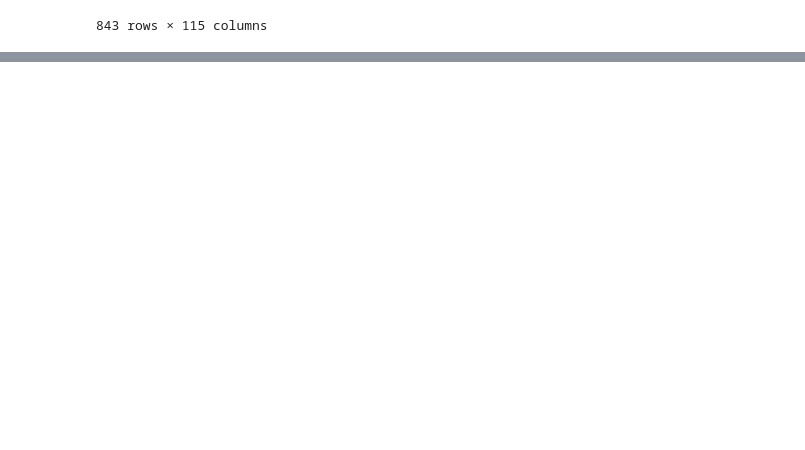
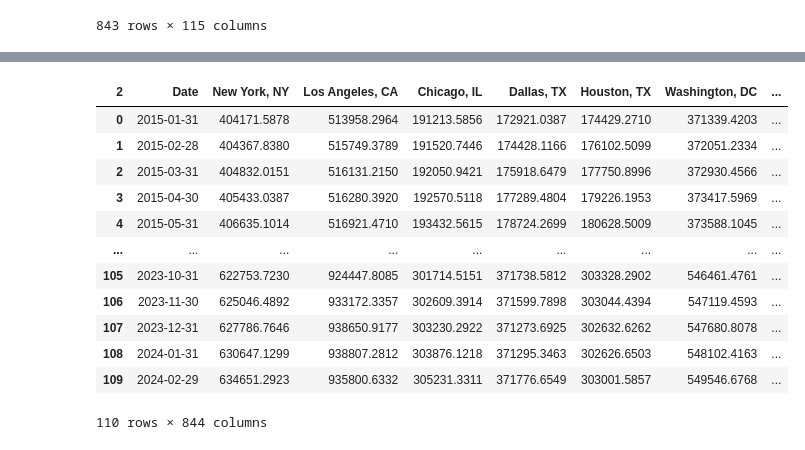
Before and after one commit to brittnwatts/housing-market-project, a Jupyter notebook: Code/cleaning_data.ipynb, the cells around one changed output, grey strips where cells are left out. Drawn from its saved outputs; the diff is of its cells as text; code cells hidden in the pictures; blank space fills up the shorter version.

Commit message:
Updated cleaning notebook: home values data

```diff
--- a/Code/cleaning_data.ipynb
+++ b/Code/cleaning_data.ipynb
@@ -82,3 +82,21 @@ home_values_df
 | 893 | 395188 | 938 | Vernon, TX | msa | TX | 64786.76642 | 64526.92522 | 64317.33294 | 64330.33953 | ... |
 | 894 | 394767 | 939 | Lamesa, TX | msa | TX | 65550.97273 | 65859.05492 | 66311.33982 | 66790.14400 | ... |
 843 rows × 115 columns
+# %%
+# Preliminary cleaning for possible useage format
+t_home_values = home_values_df.T
+t_home_values.reset_index(inplace=True)
+t_home_values
+t_home_values = t_home_values.iloc[2:]
+t_home_values.columns = t_home_values.iloc[0]
+t_home_values = t_home_values.iloc[1:]
+t_home_values.reset_index(inplace=True)
+t_home_values = t_home_values.drop("index", axis=1)
+t_home_values = t_home_values.iloc[2:]
+t_home_values.reset_index(inplace=True)
+t_home_values = t_home_values.drop("index", axis=1)
+t_home_values = t_home_values.rename(columns={t_home_values.columns[0]: "Date"})
+
+# Show new transposed df and check dtypes
+#t_home_values
+t_home_values.dtypes
@@ -84,0 +117,20 @@ home_values_df
+# %%
+# Adjusting data types
+t_home_values['Date'] = pd.to_datetime(t_home_values['Date'])
+values = {col: float for col in t_home_values.columns if col != 'Date'}
+ct_home_values = t_home_values.astype(values)
+ct_home_values
+# %% [output]
+| 2 | Date | New York, NY | Los Angeles, CA | Chicago, IL | Dallas, TX | Houston, TX | Washington, DC | ... |
+| 0 | 2015-01-31 | 404171.5878 | 513958.2964 | 191213.5856 | 172921.0387 | 174429.2710 | 371339.4203 | ... |
+| 1 | 2015-02-28 | 404367.8380 | 515749.3789 | 191520.7446 | 174428.1166 | 176102.5099 | 372051.2334 | ... |
+| 2 | 2015-03-31 | 404832.0151 | 516131.2150 | 192050.9421 | 175918.6479 | 177750.8996 | 372930.4566 | ... |
+| 3 | 2015-04-30 | 405433.0387 | 516280.3920 | 192570.5118 | 177289.4804 | 179226.1953 | 373417.5969 | ... |
+| 4 | 2015-05-31 | 406635.1014 | 516921.4710 | 193432.5615 | 178724.2699 | 180628.5009 | 373588.1045 | ... |
+| ... | ... | ... | ... | ... | ... | ... | ... | ... |
+| 105 | 2023-10-31 | 622753.7230 | 924447.8085 | 301714.5151 | 371738.5812 | 303328.2902 | 546461.4761 | ... |
+| 106 | 2023-11-30 | 625046.4892 | 933172.3357 | 302609.3914 | 371599.7898 | 303044.4394 | 547119.4593 | ... |
+| 107 | 2023-12-31 | 627786.7646 | 938650.9177 | 303230.2922 | 371273.6925 | 302632.6262 | 547680.8078 | ... |
+| 108 | 2024-01-31 | 630647.1299 | 938807.2812 | 303876.1218 | 371295.3463 | 302626.6503 | 548102.4163 | ... |
+| 109 | 2024-02-29 | 634651.2923 | 935800.6332 | 305231.3311 | 371776.6549 | 303001.5857 | 549546.6768 | ... |
+110 rows × 844 columns
```
Also changed, not shown: parts of 4 cells of this notebook.
